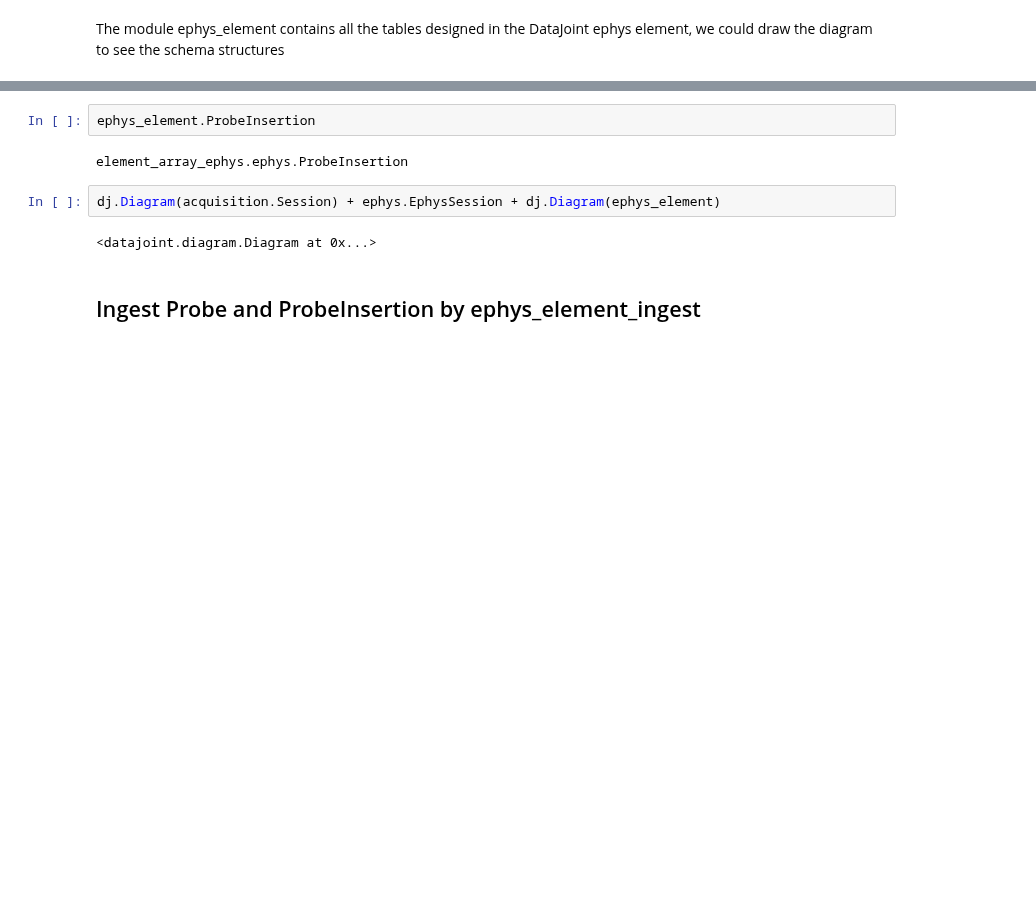
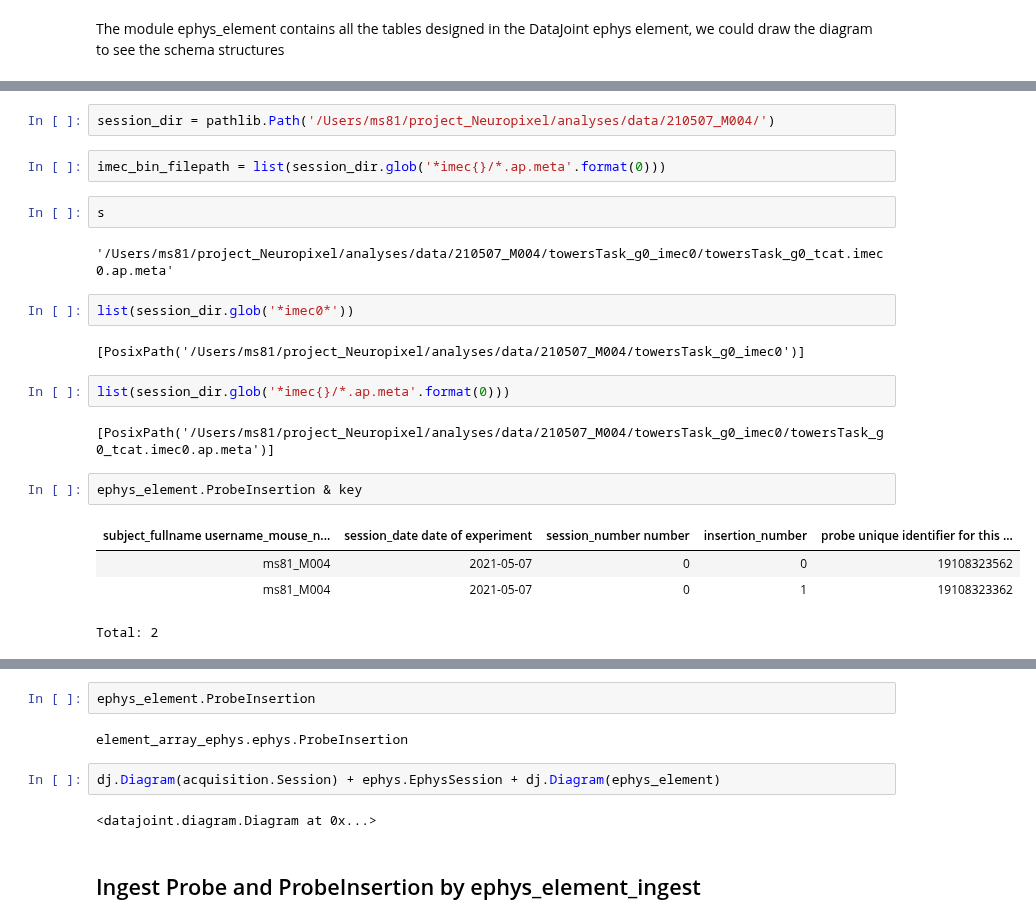
Before and after one commit to BrainCOGS/U19-pipeline-python, a Jupyter notebook: notebooks/ephys_element/02-process-ephys-workflow.ipynb, the cells around one changed output, grey strips where cells are left out. Drawn from its saved outputs; the diff is of its cells as text; blank space fills up the shorter version.

```diff
--- a/notebooks/ephys_element/02-process-ephys-workflow.ipynb
+++ b/notebooks/ephys_element/02-process-ephys-workflow.ipynb
@@ -65,2 +81,25 @@ Total: 2
+# %%
+session_dir = pathlib.Path('/Users/ms81/project_Neuropixel/analyses/data/210507_M004/')
+# %%
+imec_bin_filepath = list(session_dir.glob('*imec{}/*.ap.meta'.format(0)))
+# %%
+s
+# %% [output]
+'/Users/ms81/project_Neuropixel/analyses/data/210507_M004/towersTask_g0_imec0/towersTask_g0_tcat.imec0.ap.meta'
+# %%
+list(session_dir.glob('*imec0*'))
+# %% [output]
+[PosixPath('/Users/ms81/project_Neuropixel/analyses/data/210507_M004/towersTask_g0_imec0')]
+# %%
+list(session_dir.glob('*imec{}/*.ap.meta'.format(0)))
+# %% [output]
+[PosixPath('/Users/ms81/project_Neuropixel/analyses/data/210507_M004/towersTask_g0_imec0/towersTask_g0_tcat.imec0.ap.meta')]
+# %%
+ephys_element.ProbeInsertion & key
+# %% [output]
+| subject_fullname username_mouse_n... | session_date date of experiment | session_number number | insertion_number | probe unique identifier for this ... |
+| ms81_M004 | 2021-05-07 | 0 | 0 | 19108323562 |
+| ms81_M004 | 2021-05-07 | 0 | 1 | 19108323362 |
+Total: 2
 # %%
 ephys.BehaviorSync.populate()
```
Also changed, not shown: parts of 12 cells of this notebook, 1 other file.
